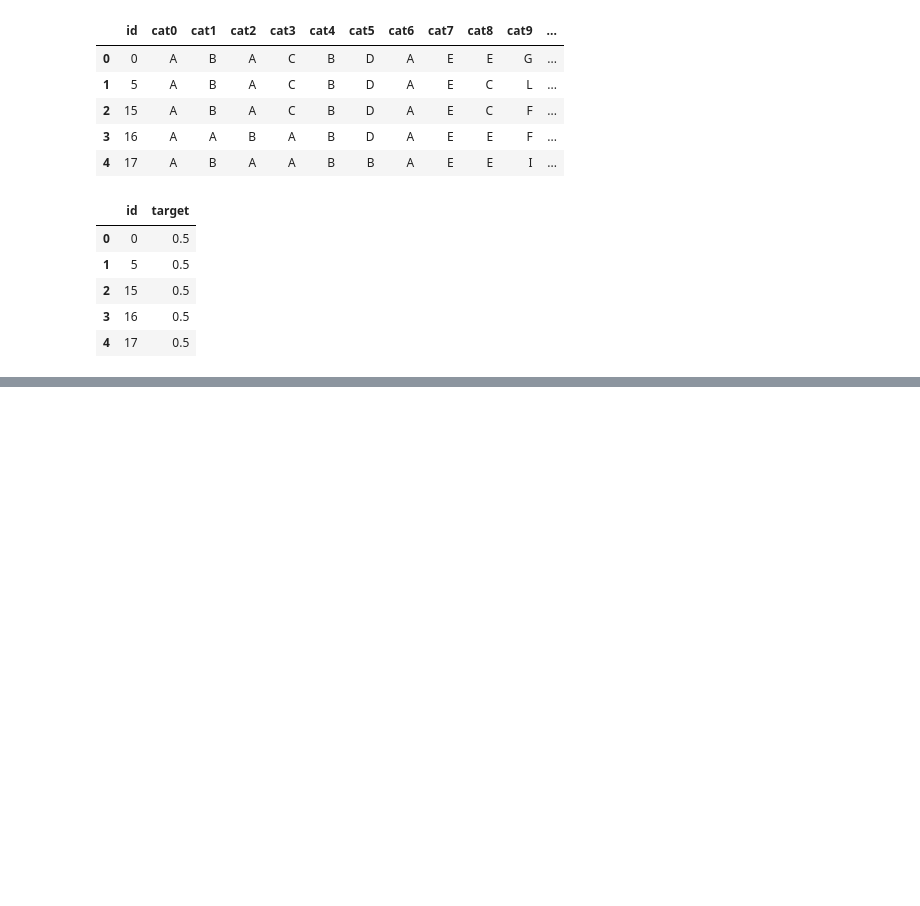
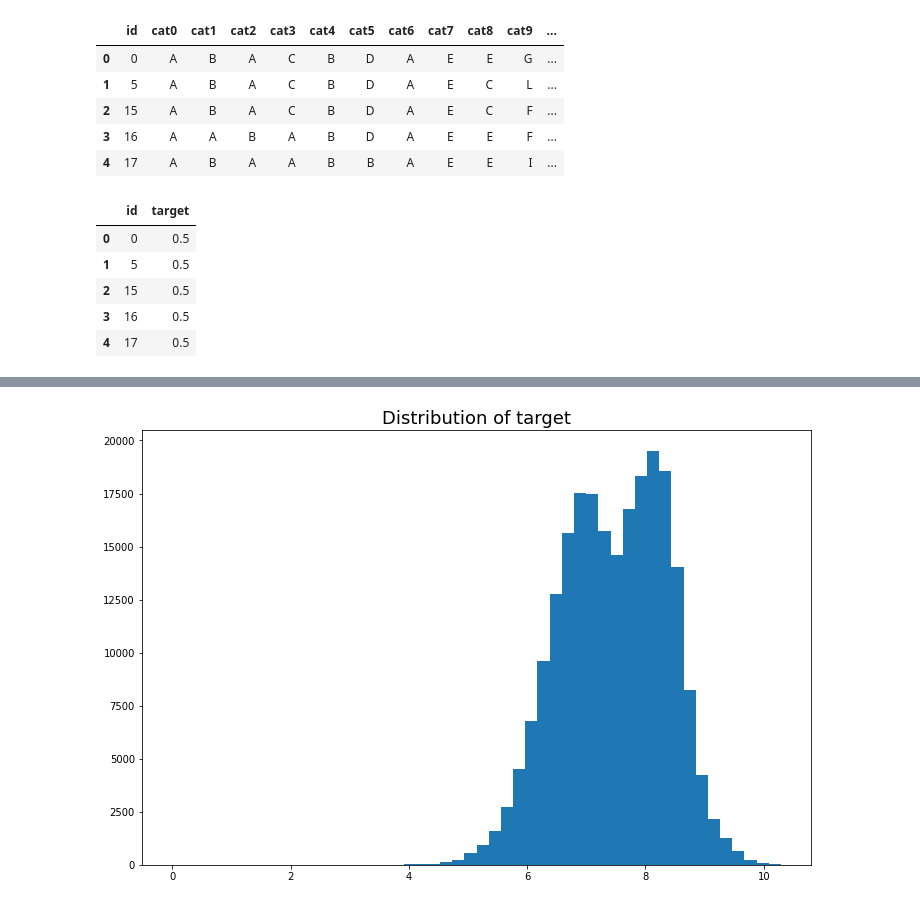
Before and after one commit to lucabasa/kaggle_competitions, a Jupyter notebook: tabular_playground/february/01_exploration.ipynb, the cells around one changed output, grey strips where cells are left out. Saved outputs shown, nothing was run; the diff lists cells and outputs as text; code cells hidden in the pictures; blank space fills up the shorter version.

```diff
--- a/tabular_playground/february/01_exploration.ipynb
+++ b/tabular_playground/february/01_exploration.ipynb
@@ -40,0 +104,4 @@ subs.head()
+# %%
+train_set, test_set = ut.make_test(df_train, 0.25, random_state=516, strat_feat='cat9')
+
+train_set.head()
@@ -40,0 +115,4 @@ subs.head()
+# %%
+ex.plot_distribution(train_set, 'target')
+# %% [output]
+[figure, added]
```
Also changed, not shown: parts of 22 cells of this notebook.
